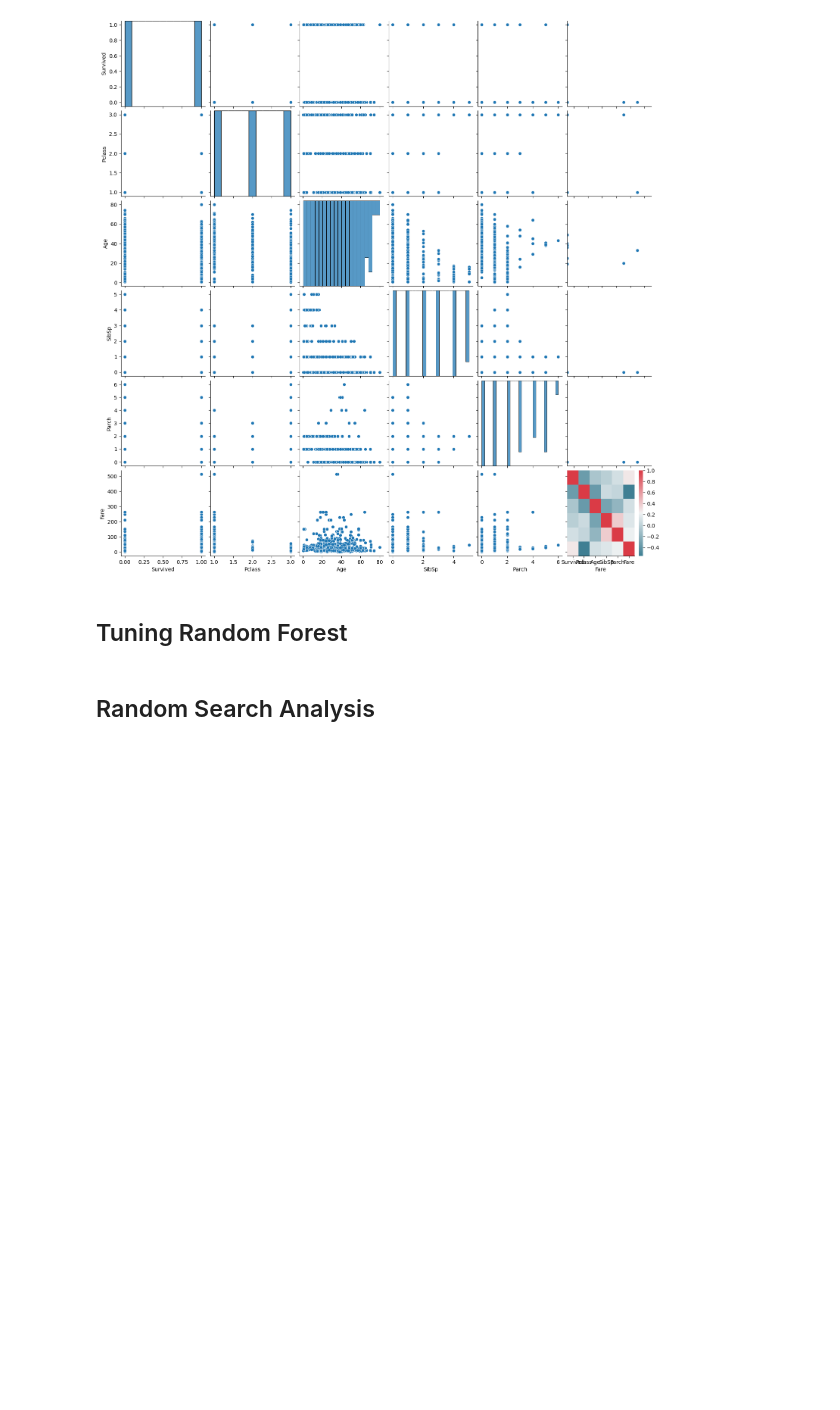
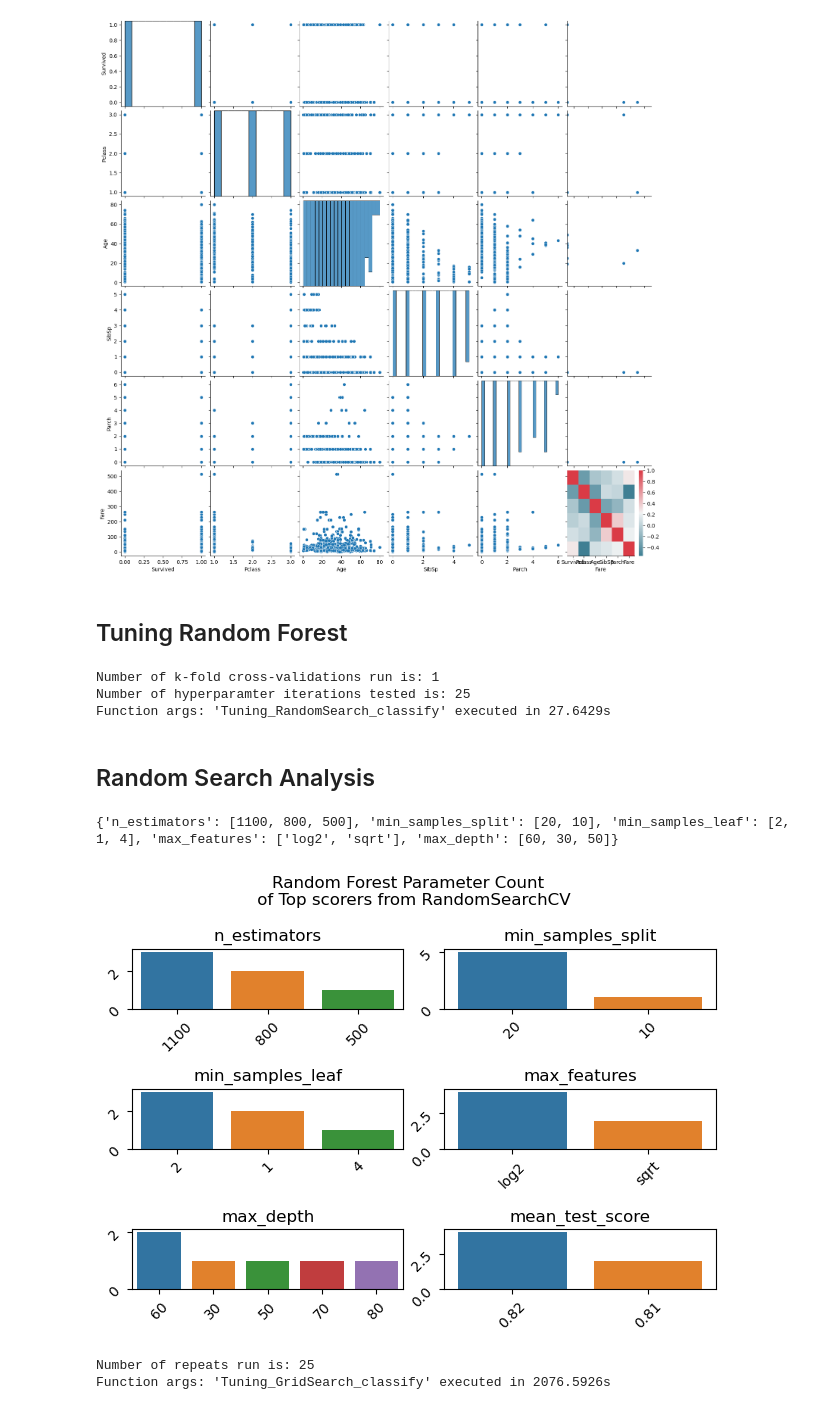
Before and after one commit to PaulDanPhillips/MachineLearning, a Jupyter notebook: RandomForestTuningExample.ipynb, the cells around one changed output. Drawn from its saved outputs; the diff is of its cells as text; code cells hidden in the pictures; blank space fills up the shorter version.

Commit message:
Furthered Gridsearch analysis

```diff
--- a/RandomForestTuningExample.ipynb
+++ b/RandomForestTuningExample.ipynb
@@ -36,6 +38,9 @@ X.dtypes
 # X=pd.get_dummies(data=X, columns=['Sex', 'Embarked'])
 X['Sex'] = X['Sex'].map({'male':0, 'female':1})
 X['Embarked'] = X['Embarked'].map({'S':0, 'C':1, 'Q':2})
+
+X['Sex'] = X['Sex'].astype('category')
+X['Embarked'] = X['Embarked'].astype('category')
 # %% [markdown]
 ## Preliminary Feature analuysis
 # %%
@@ -69,10 +74,10 @@ sns.heatmap(corr, xticklabels=corr.columns, yticklabels=corr.columns, cmap=sns.d
 # %% [markdown]
 ## Tuning Random Forest
 # %%
-
+num_cores = os.cpu_count()-1
 max_depth = [int(x) for x in np.linspace(10, 110, num = 11)]
 max_depth.append(None)
-RFparam_space= {'bootstrap': [True, False],
+RFparam_space= {
   'max_depth': max_depth,
   'max_features': ['sqrt', 'log2'],
   'min_samples_leaf': [1, 2, 4],
@@ -85,7 +90,25 @@ if not os.path.exists('Titanic/RandomSearchTuned'):
 
 rf = RandomForestClassifier()
 TuneObj = Tuning(n_splits=10, repeat=5,  n_jobs=4)
-RF = TuneObj.Tuning_RandomSearch_classify(X=X, Y=Y, repeat=5, n_splits=10, score='accuracy', mod=rf, hyperparameters=RFparam_space, n_iter=100, n_jobs=4)
+RF = TuneObj.Tuning_RandomSearch_classify(X=X, Y=Y, repeat=1, n_splits=10, scorer='accuracy', mod=rf, hyperparameters=RFparam_space, n_iter=25, n_jobs=num_cores)
 RF.to_csv('Titanic_RFrandSearch.txt', sep='\t')
+# %% [output]
+Number of k-fold cross-validations run is: 1
+Number of hyperparamter iterations tested is: 25
+Function args: 'Tuning_RandomSearch_classify' executed in 27.6429s
 # %% [markdown]
 ## Random Search Analysis
+# %%
+ParamFigObj = PMA.Param_analysis()
+countData = ParamFigObj.RandomSearchAnalysis(RF, 0.25, 3, 'mean_test_score', figTitle='Random Forest Parameter Count \n of Top scorers from RandomSearchCV', figname="RandSearchFIG.png")
+RFGridParamSpace = ParamFigObj.RandSearchParamGrid(countData, num_opt=3, outdir=os.getcwd(), outfile='RFGridParamSpace1.pickle')
+# %% [output]
+{'n_estimators': [1100, 800, 500], 'min_samples_split': [20, 10], 'min_samples_leaf': [2, 1, 4], 'max_features': ['log2', 'sqrt'], 'max_depth': [60, 30, 50]}
+[figure, added]
+# %%
+TuneObj.repeat = 25
+RF = TuneObj.Tuning_GridSearch_classify(X=X, Y=Y, repeat=TuneObj.repeat, n_splits=10, scorer='accuracy', mod=rf, hyperparameters=RFGridParamSpace, n_jobs=num_cores, stratify=True) #, n_jobs=numCores
+RF.to_csv('RFgridSearch1.txt', sep='\t')
+# %% [output]
+Number of repeats run is: 25
+Function args: 'Tuning_GridSearch_classify' executed in 2076.5926s
```
Also changed, not shown: parts of 5 cells of this notebook, 2 other files.
